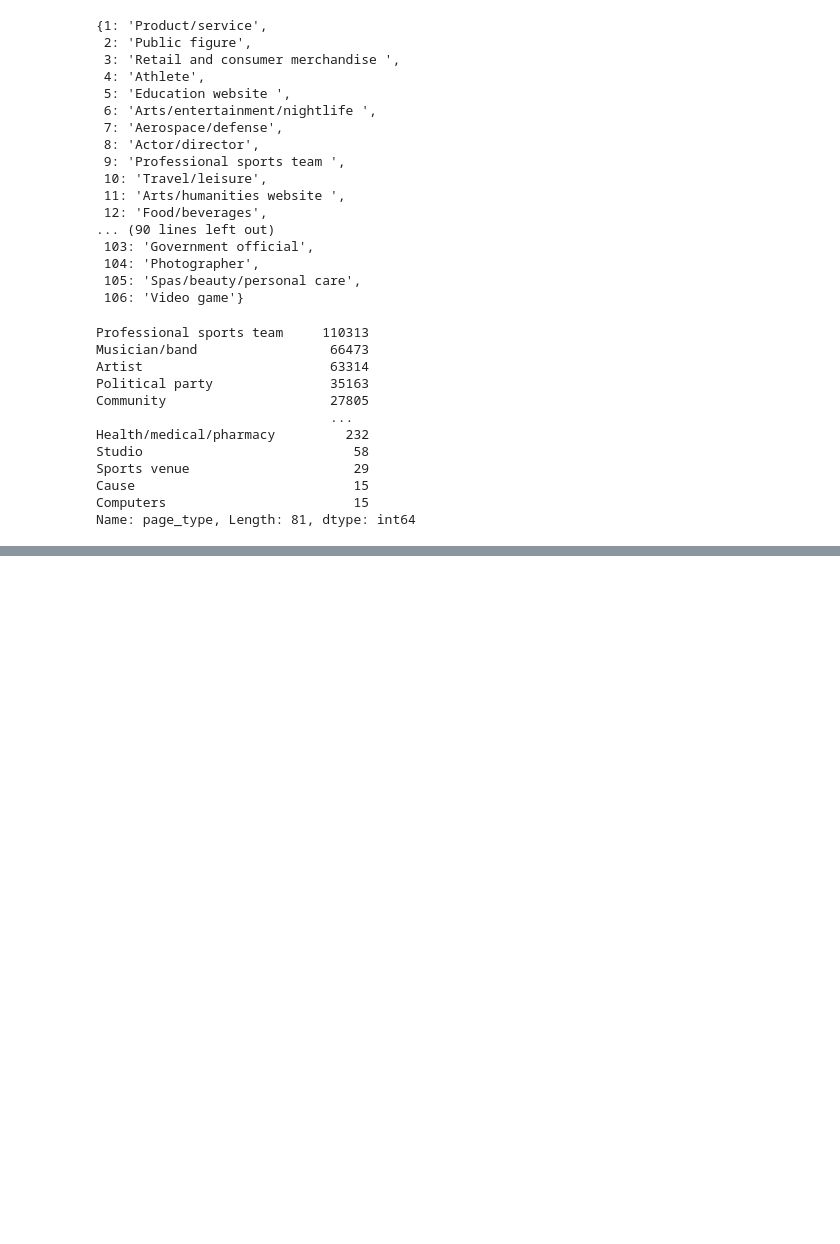
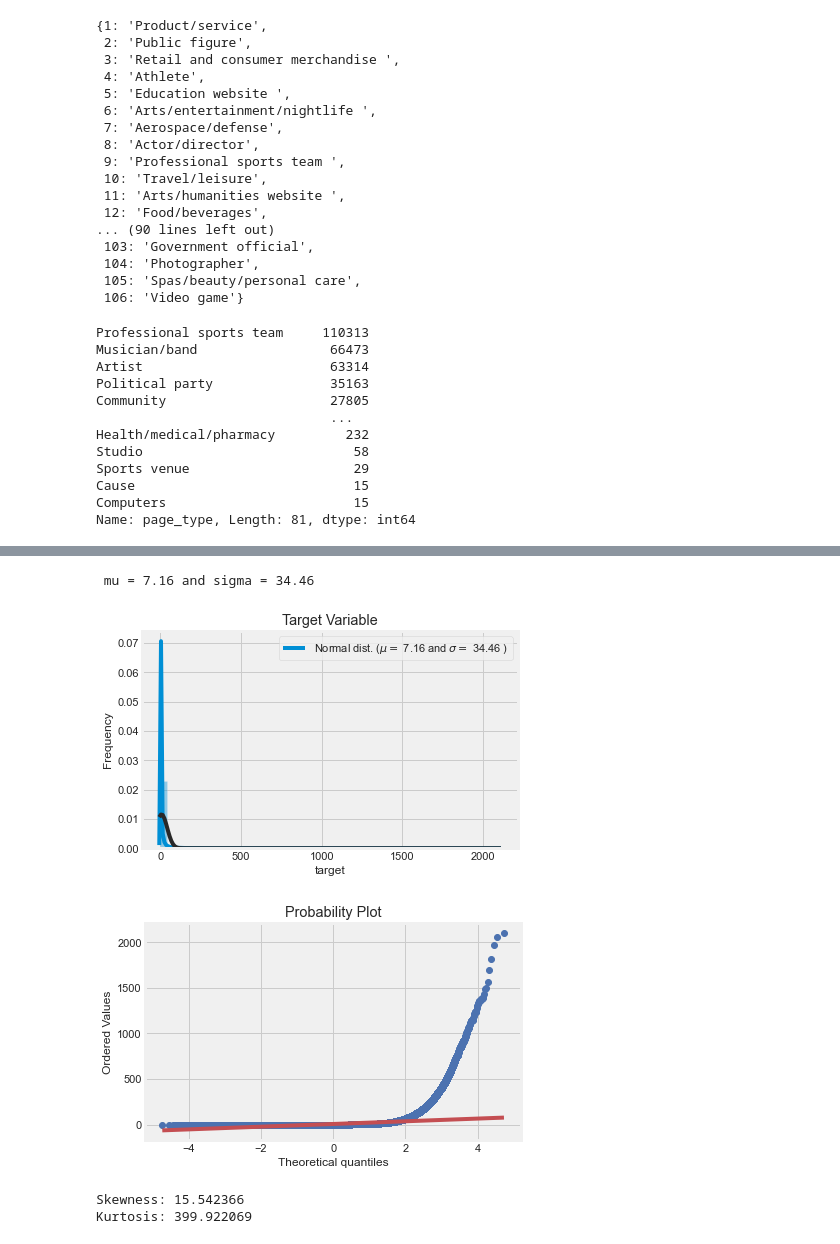
Before and after one commit to isaac-campbell-smith/fb-comments, a Jupyter notebook: notebooks/data_cleaning.ipynb, the cells around one changed output, grey strips where cells are left out. Drawn from its saved outputs; the diff is of its cells as text; code cells hidden in the pictures; blank space fills up the shorter version.

Commit message:
started plotting target relationships

```diff
--- a/notebooks/data_cleaning.ipynb
+++ b/notebooks/data_cleaning.ipynb
@@ -141,0 +157,8 @@ Name: page_type, Length: 81, dtype: int64
+# %%
+plot_target_distribution(train['target'])
+# %% [output]
+ mu = 7.16 and sigma = 34.46
+[figure, added]
+[figure, added]
+Skewness: 15.542366
+Kurtosis: 399.922069
```
Also changed, not shown: parts of 10 cells of this notebook.
